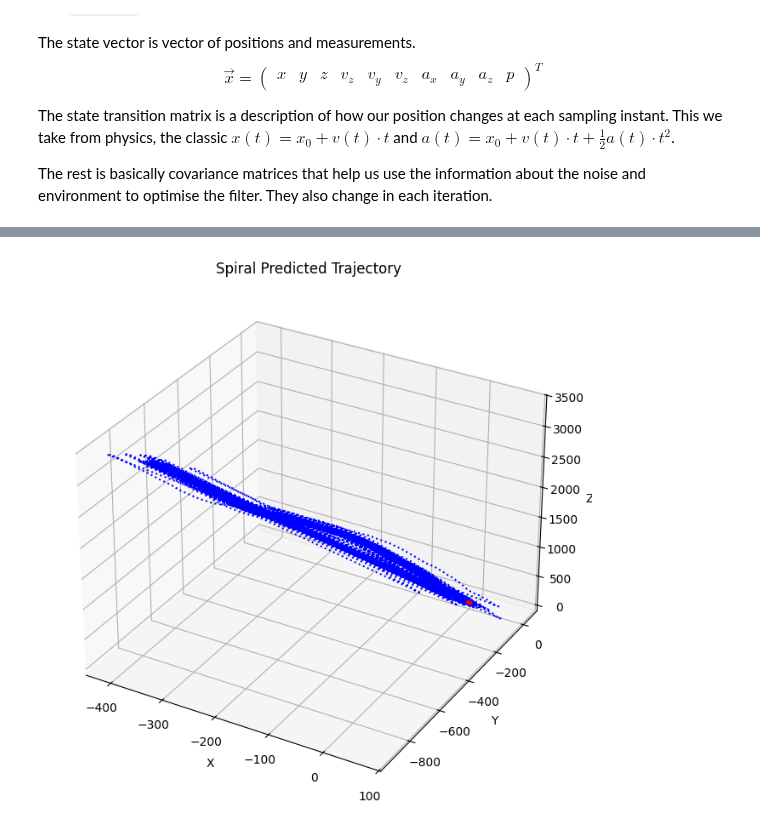
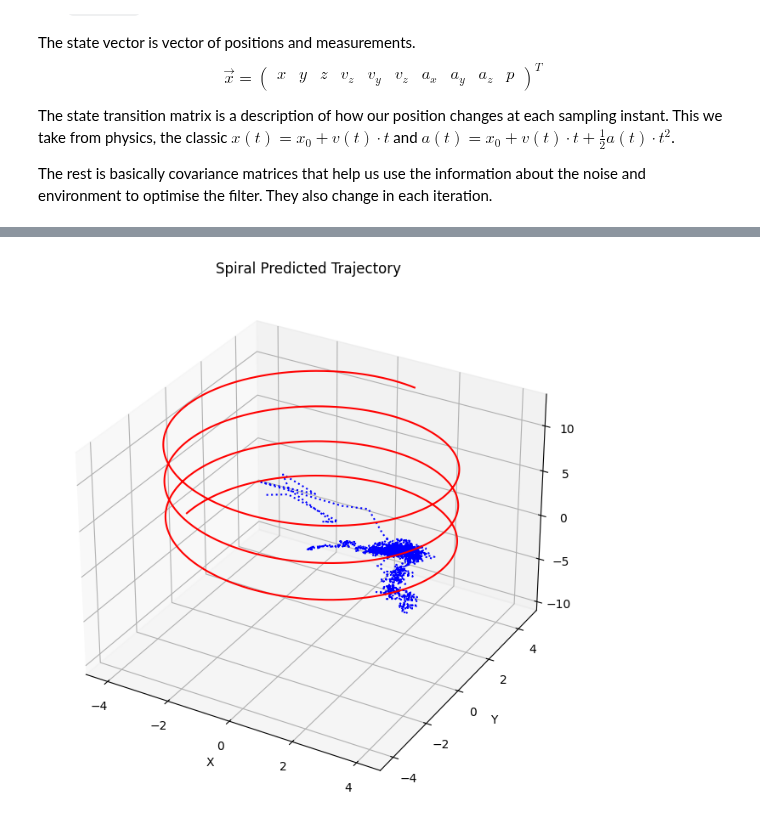
Before and after one commit to kjetteren/RaD_team1_HELIXON, a Jupyter notebook: kalman/KalmanFilterImplementation.ipynb, the cells around one changed output, grey strips where cells are left out. Saved outputs shown, nothing was run; the diff lists cells and outputs as text; code cells hidden in the pictures; some formulas as TeX source.

```diff
--- a/kalman/KalmanFilterImplementation.ipynb
+++ b/kalman/KalmanFilterImplementation.ipynb
@@ -17,9 +17,12 @@ true_position = np.array([[-R * np.cos(i * (2 * np.pi * N) / T),  R * np.sin(i *
                     (i / T) * H] for i in range(T)])
 # %%
 df = pd.read_csv("sensor_data.csv")
-df["omega_x"]=df["omega_x"]/(0.5*R)
-df["omega_y"]=df["omega_y"]/(0.5*R)
-df["omega_z"]=df["omega_z"]/(0.5*R)
+df["omega_x"] = df["omega_x"]*R
+df["omega_y"] = df["omega_y"]*R
+df["omega_z"] = df["omega_z"]*R
+df["a_x"] -= df["g_x"]
+df["a_y"] -= df["g_y"]
+df["a_z"] -= df["g_z"]
 df.head()
 # %% [output]
 |  | a_x | a_y | a_z | m_x | m_y | m_z | omega_x | omega_y | omega_z | g_x | g_y | ... |
@@ -60,7 +63,7 @@ The rest is basically covariance matrices that help us use the information about
 kf = KalmanFilter(dim_x=9, dim_z=6)
 kf.x = np.zeros((9,1))
 dt = 0.4  # Time step
-kf.F = np.array([
+F = np.array([
     [1, 0, 0, dt, 0, 0, 0.5*dt**2, 0, 0],
     [0, 1, 0, 0, dt, 0, 0, 0.5*dt**2, 0],
     [0, 0, 1, 0, 0, dt, 0, 0, 0.5*dt**2],
@@ -79,7 +82,7 @@ kf.H = np.array([
     [0, 0, 0, 0, 0, 0, 0, 1, 0],
     [0, 0, 0, 0, 0, 0, 0, 0, 1]
 ])
-q = 0.5
+q = 0.001
 kf.Q = q**2 * np.array([
     [dt**3/3, 0, 0, dt**2/2, 0, 0, dt**3/6, 0, 0],
     [0, dt**3/3, 0, 0, dt**2/2, 0, 0, dt**3/6, 0],
@@ -92,5 +95,5 @@ kf.Q = q**2 * np.array([
     [0, 0, dt**3/6, 0, 0, dt**2/2, 0, dt**2/2, 0]
 ])
 
-kf.R = np.eye(6) * 5
-kf.P *= 10
+kf.R = np.eye(6) * 0.01
+kf.P *= 100
@@ -106,23 +100,16 @@ P shape: (9, 9)
 # %%
 measurements = np.array([ df["omega_x"], df["omega_y"], df["omega_z"], df["a_x"], df["a_y"], df["a_z"] ])
-measured_vx, measured_vy, measured_vz, measured_ax, measured_ay, measured_az = [], [], [], [], [], []
-predicted_vx, predicted_vy, predicted_vz, predicted_ax, predicted_ay, predicted_az = [], [], [], [], [], []
+predicted_x, predicted_y, predicted_z = [], [], []
 
 for z in measurements.T:
     z = z.reshape(6,1)
     kf.predict()
     kf.update(z)
 
-    measured_vx.append(z[0])
-    measured_vy.append(z[1])
-    measured_vz.append(z[2])
-    measured_ax.append(z[3])
-    measured_ay.append(z[4])
-    measured_az.append(z[5])
+    predicted_x.append(kf.x[0])
+    predicted_y.append(kf.x[1])
+    predicted_z.append(kf.x[2])
 
-    predicted_vx.append(kf.x[0])
-    predicted_vy.append(kf.x[1])
-    predicted_vz.append(kf.x[2])
-    predicted_ax.append(kf.x[3])
-    predicted_ay.append(kf.x[4])
-    predicted_az.append(kf.x[5])
+    # kf.x[0] = integrated_vx*dt
+    # kf.x[1] = integrated_vy*dt
+    # kf.x[2] = integrated_vz*dt
@@ -171,12 +116,13 @@ array([0.000e+00, 4.000e-01, 8.000e-01, ..., 8.984e+02, 8.988e+02,
 # %%
+t = np.arange(0,len(predicted_x)*dt, dt)
 fig = plt.figure(figsize=(12, 8))
 ax = fig.add_subplot(111, projection='3d')
-ax.plot(px, py, pz, 'b:', label='Predicted')
+ax.plot(predicted_x, predicted_y, predicted_z, 'b:', label='Predicted')
 ax.plot(true_position[:,0], true_position[:,1], true_position[:,2], 'r-', label="True")
 ax.set_xlabel('X')
 ax.set_ylabel('Y')
 ax.set_zlabel('Z')
 ax.set_title('Spiral Predicted Trajectory')
 plt.show()
 # %% [output]
-[figure, old version]
+[figure, new version]
```
Also changed, not shown: parts of 5 cells of this notebook.
